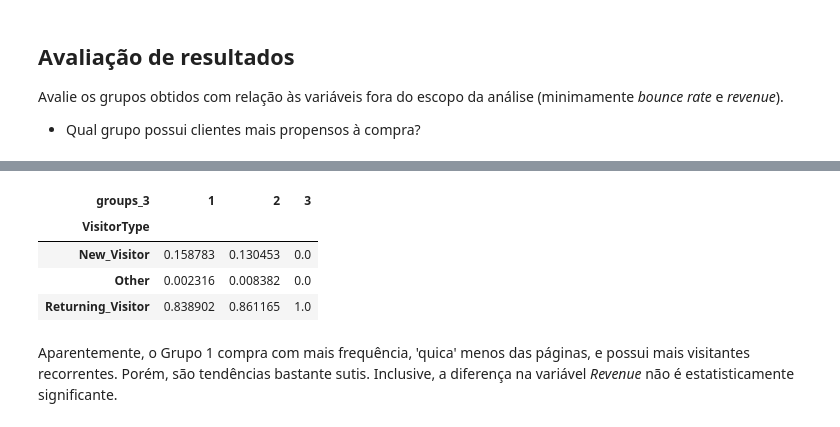
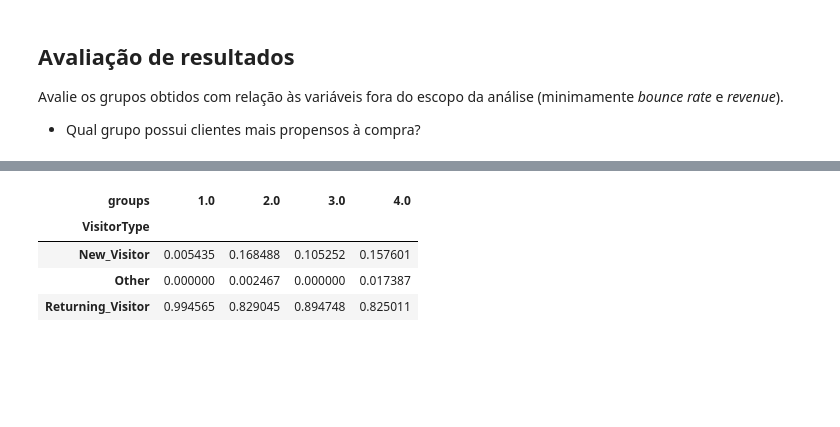
Before and after one commit to nerdmanPc/ebac_cd_mod30, a Jupyter notebook: mod30_tarefa02.ipynb, the cells around one changed output, grey strips where cells are left out. Drawn from its saved outputs; the diff is of its cells as text; code cells hidden in the pictures; blank space fills up the shorter version.

```diff
--- a/mod30_tarefa02.ipynb
+++ b/mod30_tarefa02.ipynb
@@ -60,3 +60,5 @@ df.Revenue.value_counts(dropna=False)
 False    10422
 True      1908
 Name: Revenue, dtype: int64
+# %%
+df.drop([5152, 8071, 9238], inplace=True, axis='index')
@@ -198,10 +202,7 @@ Os grupos 3/3, 2/4 e 4/4 possuem um número muito pequeno de sessões, o que nos
 # %%
-df_dummies.drop(columns=['groups_4'], inplace=True)
+#df_dummies.drop(columns=['groups_4'], inplace=True)
 # %% [markdown]
 ## Avaliação de resultados
 
 Avalie os grupos obtidos com relação às variáveis fora do escopo da análise (minimamente *bounce rate* e *revenue*).
 - Qual grupo possui clientes mais propensos à compra?
-# %%
-df = df.join(df_dummies['groups_3'])
-df.head()
@@ -214,0 +211,5 @@ df.head()
+# %%
+groups_col = 'groups_4'
+df = df.join(df_dummies[groups_col])
+df.rename(columns={groups_col: 'groups'}, inplace=True)
+df.head()
@@ -225,13 +233,11 @@ sns.barplot(df, x='groups_3', y='BounceRates')
 # %%
 #sns.barplot(df, x='groups_3', y='VisitorType')
-visitor_tab = pd.crosstab(df['VisitorType'], df['groups_3'])
+visitor_tab = pd.crosstab(df['VisitorType'], df['groups'])
 visitor_tab = visitor_tab / visitor_tab.sum()
 visitor_tab
 # %% [output]
-| groups_3 | 1 | 2 | 3 |
-| VisitorType |  |  |  |
-| New_Visitor | 0.158783 | 0.130453 | 0.0 |
-| Other | 0.002316 | 0.008382 | 0.0 |
-| Returning_Visitor | 0.838902 | 0.861165 | 1.0 |
+| groups | 1.0 | 2.0 | 3.0 | 4.0 |
+| VisitorType |  |  |  |  |
+| New_Visitor | 0.005435 | 0.168488 | 0.105252 | 0.157601 |
+| Other | 0.000000 | 0.002467 | 0.000000 | 0.017387 |
+| Returning_Visitor | 0.994565 | 0.829045 | 0.894748 | 0.825011 |
-# %% [markdown]
-Aparentemente, o Grupo 1 compra com mais frequência, 'quica' menos das páginas, e possui mais visitantes recorrentes. Porém, são tendências bastante sutis. Inclusive, a diferença na variável *Revenue* não é estatisticamente significante.
```
Also changed, not shown: parts of 17 cells of this notebook.
